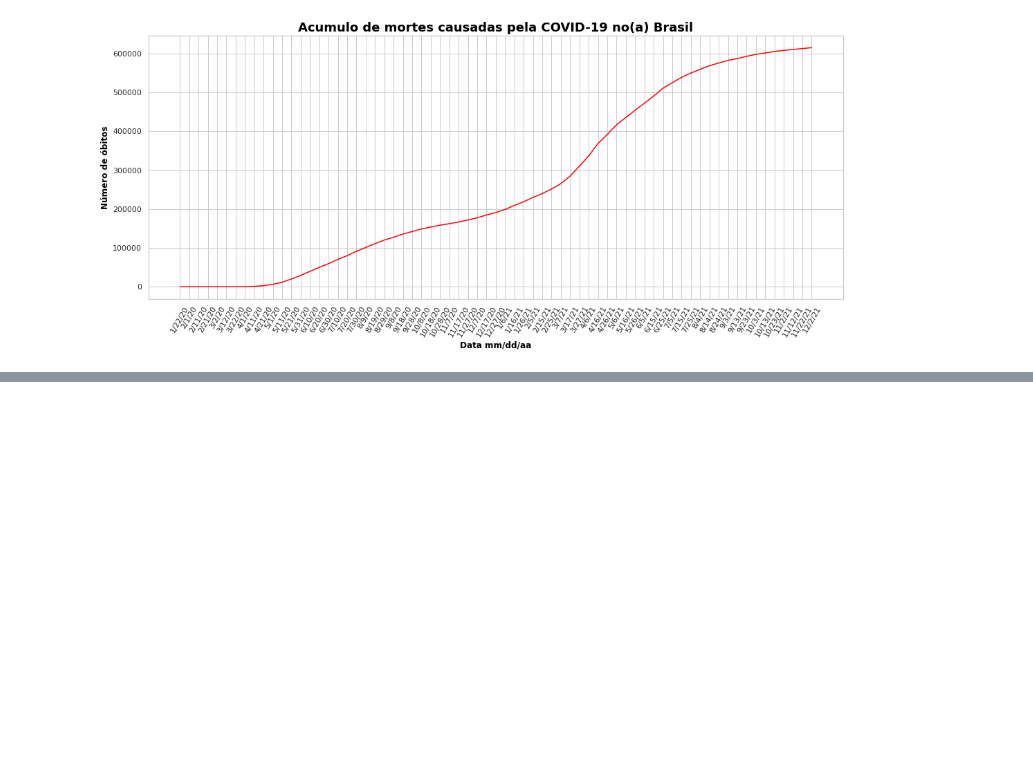
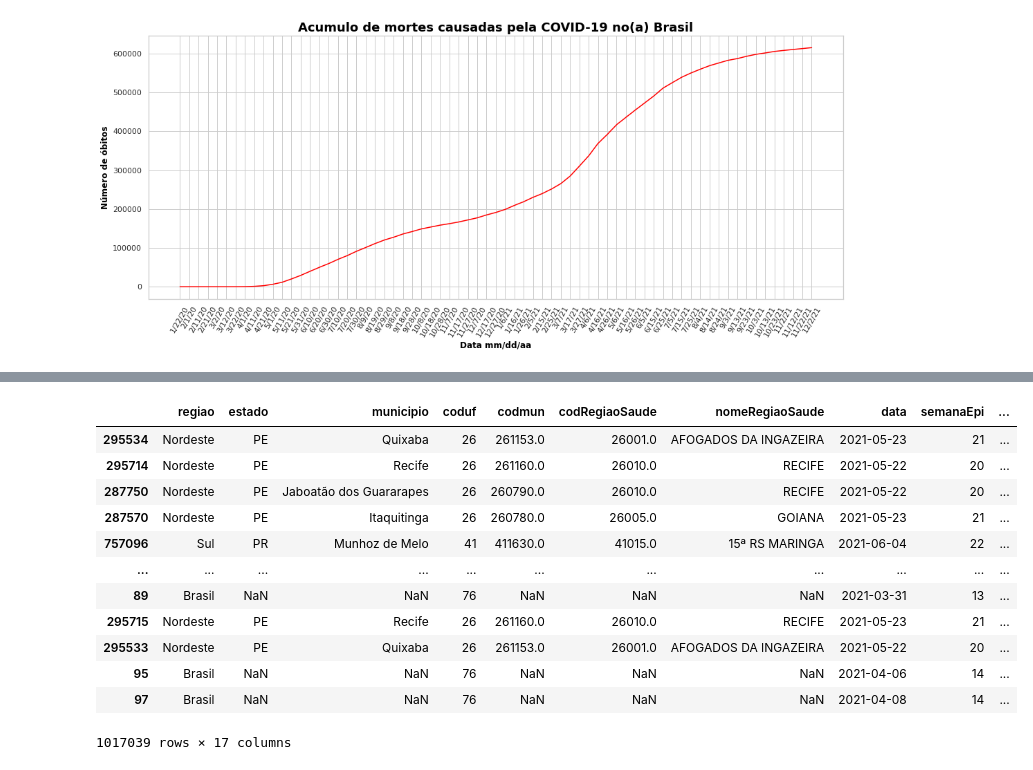
Before and after one commit to vns840/Analise_Covid-19, a Jupyter notebook: AnaliseCovid.ipynb, the cells around one changed output, grey strips where cells are left out. Saved outputs shown, nothing was run; the diff lists cells and outputs as text; code cells hidden in the pictures; blank space fills up the shorter version.

```diff
--- a/AnaliseCovid.ipynb
+++ b/AnaliseCovid.ipynb
@@ -579,0 +661,16 @@ Grafico_de_linha(data_br, mortes_br, 'Brasil')
+# %%
+covid_br.sort_values(by=['obitosNovos'])
+# %% [output]
+|  | regiao | estado | municipio | coduf | codmun | codRegiaoSaude | nomeRegiaoSaude | data | semanaEpi | ... |
+| 295534 | Nordeste | PE | Quixaba | 26 | 261153.0 | 26001.0 | AFOGADOS DA INGAZEIRA | 2021-05-23 | 21 | ... |
+| 295714 | Nordeste | PE | Recife | 26 | 261160.0 | 26010.0 | RECIFE | 2021-05-22 | 20 | ... |
+| 287750 | Nordeste | PE | Jaboatão dos Guararapes | 26 | 260790.0 | 26010.0 | RECIFE | 2021-05-22 | 20 | ... |
+| 287570 | Nordeste | PE | Itaquitinga | 26 | 260780.0 | 26005.0 | GOIANA | 2021-05-23 | 21 | ... |
+| 757096 | Sul | PR | Munhoz de Melo | 41 | 411630.0 | 41015.0 | 15ª RS MARINGA | 2021-06-04 | 22 | ... |
+| ... | ... | ... | ... | ... | ... | ... | ... | ... | ... | ... |
+| 89 | Brasil | NaN | NaN | 76 | NaN | NaN | NaN | 2021-03-31 | 13 | ... |
+| 295715 | Nordeste | PE | Recife | 26 | 261160.0 | 26010.0 | RECIFE | 2021-05-23 | 21 | ... |
+| 295533 | Nordeste | PE | Quixaba | 26 | 261153.0 | 26001.0 | AFOGADOS DA INGAZEIRA | 2021-05-22 | 20 | ... |
+| 95 | Brasil | NaN | NaN | 76 | NaN | NaN | NaN | 2021-04-06 | 14 | ... |
+| 97 | Brasil | NaN | NaN | 76 | NaN | NaN | NaN | 2021-04-08 | 14 | ... |
+1017039 rows × 17 columns
```
Also changed, not shown: parts of 16 cells of this notebook, 1 other file.
